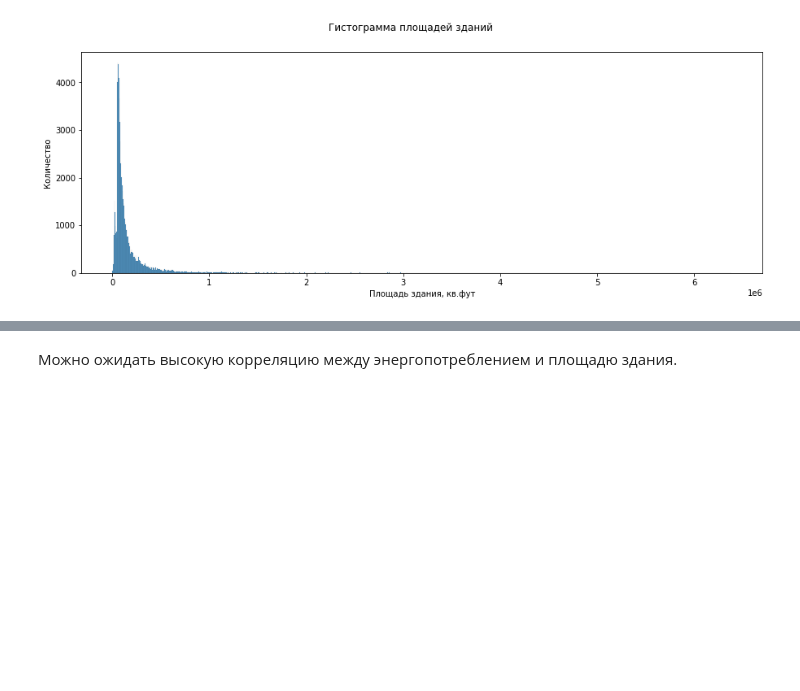
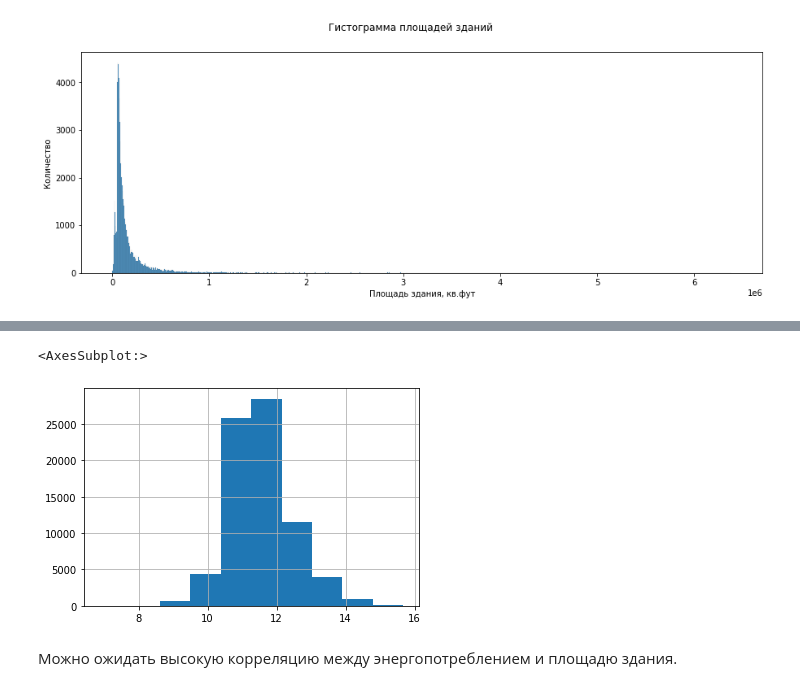
Before and after one commit to dessqa/wids_2022, a Jupyter notebook: eda.ipynb, the cells around one changed output, grey strips where cells are left out. Saved outputs shown, nothing was run; the diff lists cells and outputs as text; code cells hidden in the pictures; blank space fills up the shorter version.

```diff
--- a/eda.ipynb
+++ b/eda.ipynb
@@ -156,3 +334,8 @@ Text(0, 0.5, 'Количество')
+# %%
+np.log(train['floor_area']).hist()
+# %% [output]
+<AxesSubplot:>
+[figure, added]
 # %% [markdown]
 Можно ожидать высокую корреляцию между энергопотреблением и площадю здания.
 # %%
```
Also changed, not shown: parts of 24 cells of this notebook.
